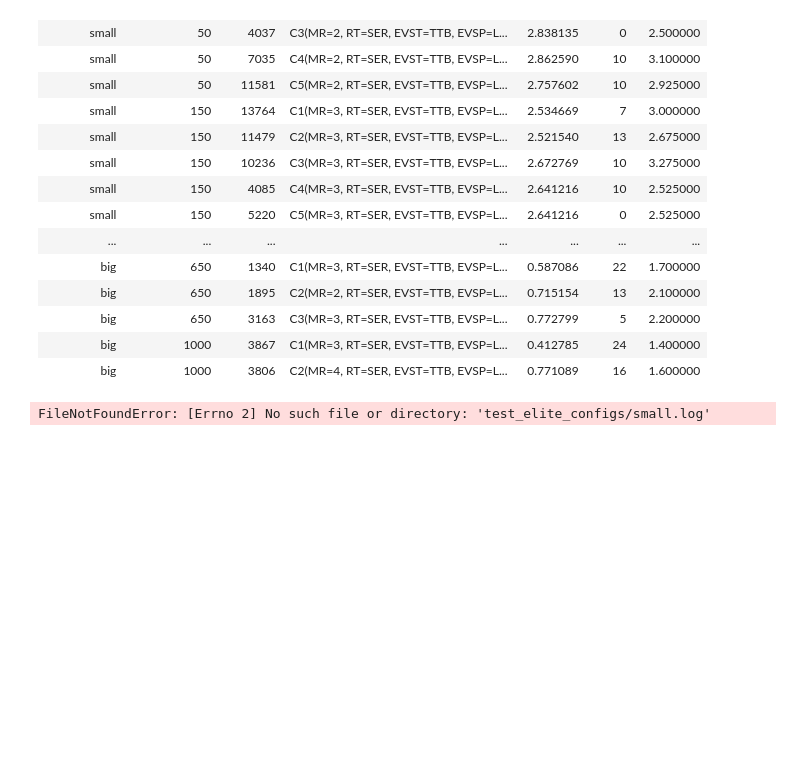
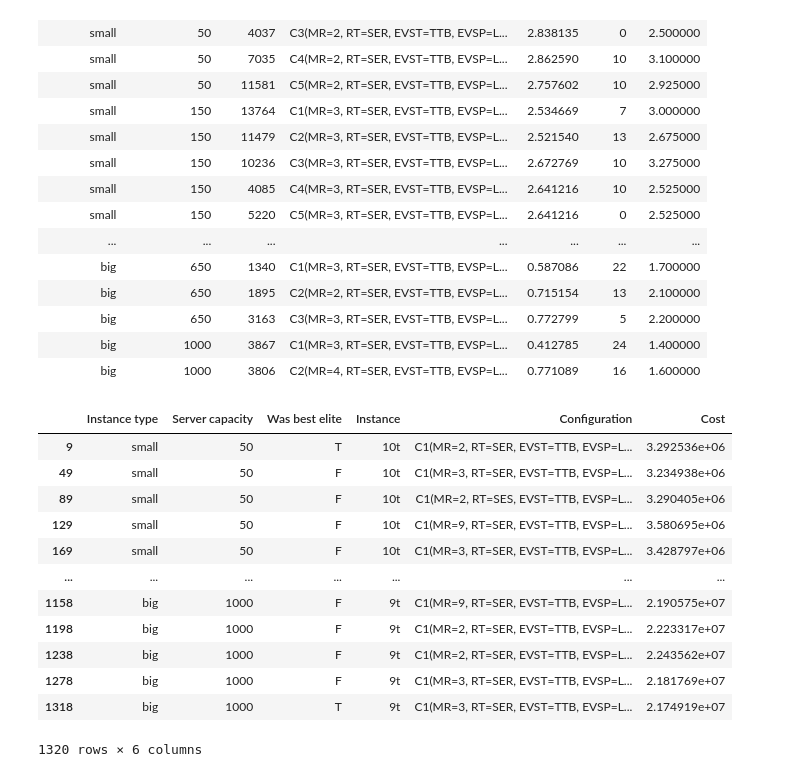
Before and after one commit to codeurjc/FacebookVideosLive18-Analysis, a Jupyter notebook: irace.ipynb, the cells around one changed output. Drawn from its saved outputs; the diff is of its cells as text; code cells hidden in the pictures; blank space fills up the shorter version.

Commit message:
add big instance irace results data

```diff
--- a/irace.ipynb
+++ b/irace.ipynb
@@ -674,6 +418,22 @@ best_elites = {
         "medium",
         "1000",
     ),
+    "C1(MR=2, RT=SER, EVST=TTB, EVSP=LL, OVST=BTT, OVSP=RR, NVSP=LL, PSP=RND)": (
+        "big",
+        "50",
+    ),
+    "C1(MR=2, RT=SER, EVST=TTB, EVSP=LL, OVST=BTT, OVSP=RR, NVSP=LL, PSP=LL)": (
+        "big",
+        "150",
+    ),
+    "C1(MR=3, RT=SER, EVST=TTB, EVSP=LL, OVST=TTB, OVSP=RR, NVSP=HL, PSP=RR)": (
+        "big",
+        "650",
+    ),
+    "C1(MR=3, RT=SER, EVST=TTB, EVSP=LL, OVST=TTB, OVSP=RND, NVSP=HL, PSP=RND)": (
+        "big",
+        "1000",
+    )
 }
 
 
@@ -700,34 +460,47 @@ def parse_log(file, instance_type):
                         df_row["Was best elite"] = "F"
                         if best[0] == instance_type and best[1] == server_capacity:
                             df_row["Was best elite"] = "T"
                             break
                 else:
                     if (
                         best_config[0] == instance_type
                         and best_config[1] == server_capacity
                     ):
                         df_row["Was best elite"] = "T"
                     else:
                         df_row["Was best elite"] = "F"
                 df_row["Server capacity"] = int(server_capacity)
                 df_row["Instance"] = real_instance
                 df_row["Configuration"] = config
             else:
                 cost = float(line.split(" ")[0])
                 df_row["Cost"] = cost
                 best_elite_runs.loc[len(best_elite_runs)] = df_row
 
 
 parse_log("test_elite_configs/small.log", "small")
 parse_log("test_elite_configs/medium.log", "medium")
+parse_log("test_elite_configs/big.log", "big")
 display(
     best_elite_runs.sort_values(
         by=["Instance type", "Server capacity", "Instance"],
         ascending=[False, True, True],
     )
 )
 # %% [output]
+|  | Instance type | Server capacity | Was best elite | Instance | Configuration | Cost |
+| 9 | small | 50 | T | 10t | C1(MR=2, RT=SER, EVST=TTB, EVSP=L... | 3.292536e+06 |
+| 49 | small | 50 | F | 10t | C1(MR=3, RT=SER, EVST=TTB, EVSP=L... | 3.234938e+06 |
+| 89 | small | 50 | F | 10t | C1(MR=2, RT=SES, EVST=TTB, EVSP=L... | 3.290405e+06 |
+| 129 | small | 50 | F | 10t | C1(MR=9, RT=SER, EVST=TTB, EVSP=L... | 3.580695e+06 |
+| 169 | small | 50 | F | 10t | C1(MR=3, RT=SER, EVST=TTB, EVSP=L... | 3.428797e+06 |
+| ... | ... | ... | ... | ... | ... | ... |
+| 1158 | big | 1000 | F | 9t | C1(MR=9, RT=SER, EVST=TTB, EVSP=L... | 2.190575e+07 |
+| 1198 | big | 1000 | F | 9t | C1(MR=2, RT=SER, EVST=TTB, EVSP=L... | 2.223317e+07 |
+| 1238 | big | 1000 | F | 9t | C1(MR=2, RT=SER, EVST=TTB, EVSP=L... | 2.243562e+07 |
+| 1278 | big | 1000 | F | 9t | C1(MR=3, RT=SER, EVST=TTB, EVSP=L... | 2.181769e+07 |
+| 1318 | big | 1000 | T | 9t | C1(MR=3, RT=SER, EVST=TTB, EVSP=L... | 2.174919e+07 |
-FileNotFoundError: [Errno 2] No such file or directory: 'test_elite_configs/small.log'
+1320 rows × 6 columns
 # %%
 # For each combination of instance type, server capacity and instance in best_elite_runs, calculate the RPD of all configurations
 instance_types = best_elite_runs["Instance type"].unique()
```
Also changed, not shown: parts of 11 cells of this notebook.
